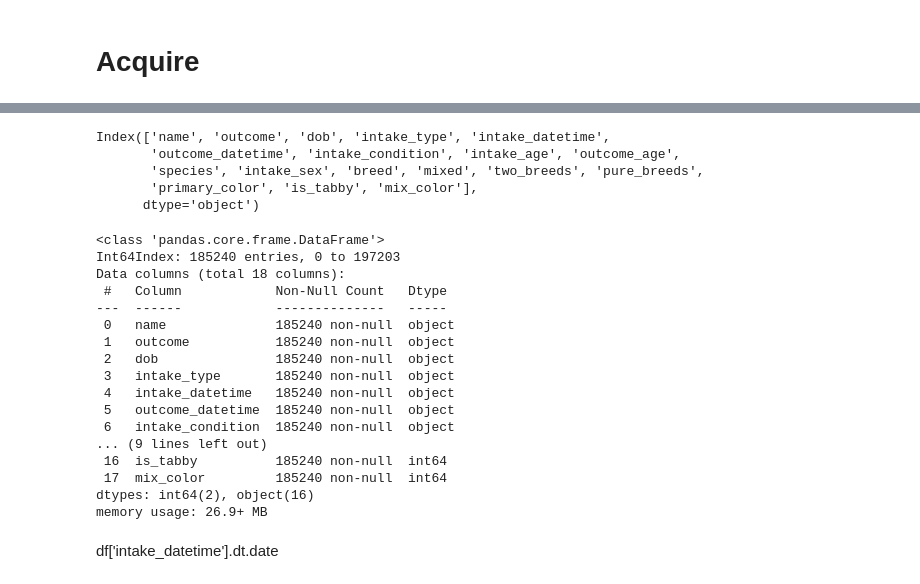
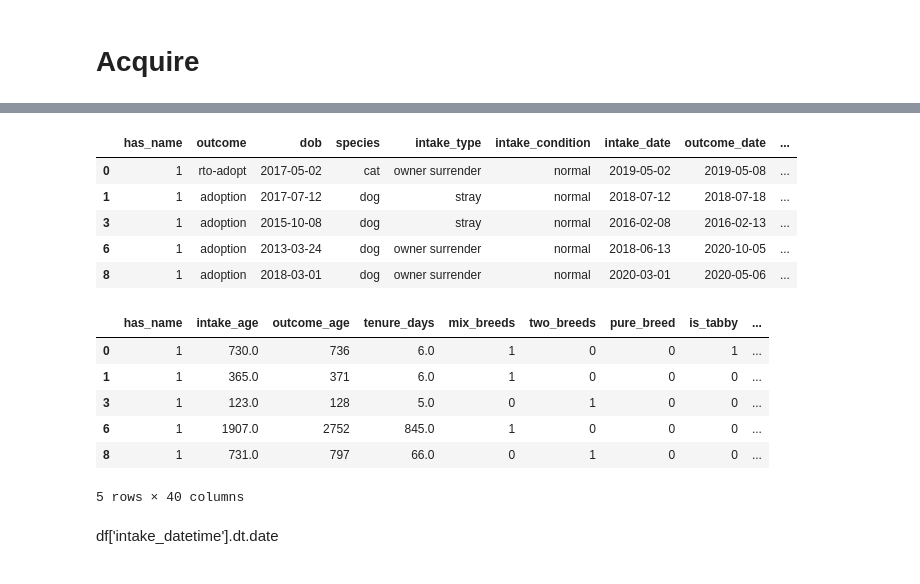
Before and after one commit to pound-puppies/animal-advocacy, a Jupyter notebook: ea_explore.ipynb, the cells around one changed output, grey strips where cells are left out. Cells and saved outputs as stored; diff of their text form; code cells hidden in the pictures.

Commit message:
2nd round of prep done

```diff
--- a/ea_explore.ipynb
+++ b/ea_explore.ipynb
@@ -54,35 +54,26 @@ df.head()
 | 4 | A720371 | Moose | 02/13/2016 05:59:00 PM | Feb 2016 | 10/08/2015 | Adoption | NaN | ... |
 5 rows × 23 columns
 # %%
-df = w.get_prep_aa(df)
+df, model_df = w.get_prep_aa(df)
-# %%
-df.columns
-# %% [output]
-Index(['name', 'outcome', 'dob', 'intake_type', 'intake_datetime',
-       'outcome_datetime', 'intake_condition', 'intake_age', 'outcome_age',
-       'species', 'intake_sex', 'breed', 'mixed', 'two_breeds', 'pure_breeds',
-       'primary_color', 'is_tabby', 'mix_color'],
-      dtype='object')
+# %%
+df.head()
+# %% [output]
+|  | has_name | outcome | dob | species | intake_type | intake_condition | intake_date | outcome_date | ... |
+| 0 | 1 | rto-adopt | 2017-05-02 | cat | owner surrender | normal | 2019-05-02 | 2019-05-08 | ... |
+| 1 | 1 | adoption | 2017-07-12 | dog | stray | normal | 2018-07-12 | 2018-07-18 | ... |
+| 3 | 1 | adoption | 2015-10-08 | dog | stray | normal | 2016-02-08 | 2016-02-13 | ... |
+| 6 | 1 | adoption | 2013-03-24 | dog | owner surrender | normal | 2018-06-13 | 2020-10-05 | ... |
+| 8 | 1 | adoption | 2018-03-01 | dog | owner surrender | normal | 2020-03-01 | 2020-05-06 | ... |
 # %%
-df.info()
+model_df.head()
 # %% [output]
+|  | has_name | intake_age | outcome_age | tenure_days | mix_breeds | two_breeds | pure_breed | is_tabby | ... |
+| 0 | 1 | 730.0 | 736 | 6.0 | 1 | 0 | 0 | 1 | ... |
+| 1 | 1 | 365.0 | 371 | 6.0 | 1 | 0 | 0 | 0 | ... |
+| 3 | 1 | 123.0 | 128 | 5.0 | 0 | 1 | 0 | 0 | ... |
+| 6 | 1 | 1907.0 | 2752 | 845.0 | 1 | 0 | 0 | 0 | ... |
+| 8 | 1 | 731.0 | 797 | 66.0 | 0 | 1 | 0 | 0 | ... |
-<class 'pandas.core.frame.DataFrame'>
-Int64Index: 185240 entries, 0 to 197203
-Data columns (total 18 columns):
- #   Column            Non-Null Count   Dtype
----  ------            --------------   -----
- 0   name              185240 non-null  object
- 1   outcome           185240 non-null  object
- 2   dob               185240 non-null  object
- 3   intake_type       185240 non-null  object
- 4   intake_datetime   185240 non-null  object
- 5   outcome_datetime  185240 non-null  object
- 6   intake_condition  185240 non-null  object
-... (9 lines left out)
- 16  is_tabby          185240 non-null  int64
- 17  mix_color         185240 non-null  int64
-dtypes: int64(2), object(16)
-memory usage: 26.9+ MB
+5 rows × 40 columns
 # %% [markdown]
 df['intake_datetime'].dt.date
 # %% [markdown]
```
Also changed, not shown: parts of 10 cells of this notebook, 3 other files.
